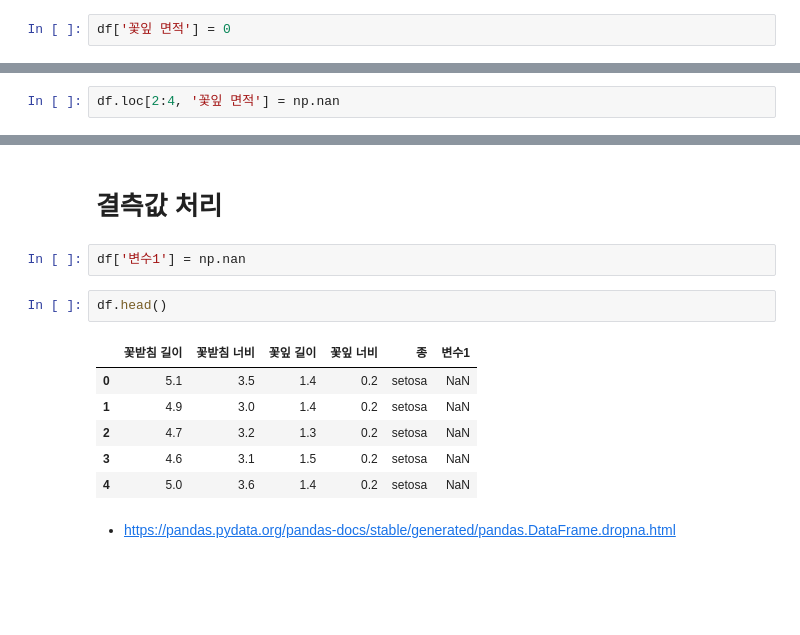
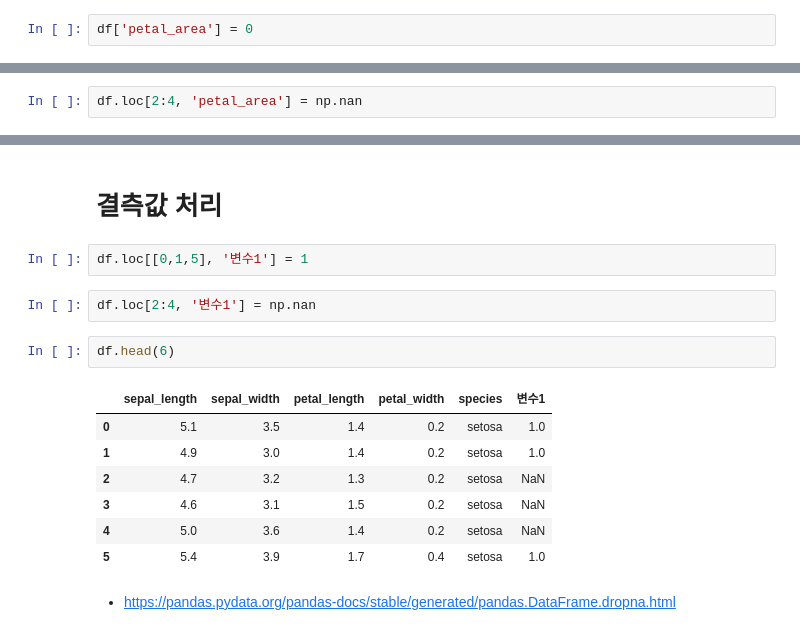
Before and after one commit to danielykim/python-guide2, a Jupyter notebook: practical-pandas.ipynb, the cells around one changed output, grey strips where cells are left out. Saved outputs shown, nothing was run; the diff lists cells and outputs as text; blank space fills up the shorter version.

```diff
--- a/practical-pandas.ipynb
+++ b/practical-pandas.ipynb
@@ -347,5 +363,5 @@ df.head()
 | 3 | 4.6 | 3.1 | 1.5 | 0.2 | setosa | 0.30 |
 | 4 | 5.0 | 3.6 | 1.4 | 0.2 | setosa | 0.28 |
 # %%
-df['꽃잎 면적'] = 0
+df['petal_area'] = 0
 # %%
@@ -353,7 +369,7 @@ df['꽃잎 면적'].unique()
 # %% [output]
 array([0], dtype=int64)
 # %%
-df.loc[2:4, '꽃잎 면적'] = np.nan
+df.loc[2:4, 'petal_area'] = np.nan
 # %%
 df.head(10)
 # %% [output]
@@ -519,16 +564,19 @@ df.drop_duplicates()
 # %% [markdown]
 # 결측값 처리
+# %%
+df.loc[[0,1,5], '변수1'] = 1
 # %%
-df['변수1'] = np.nan
+df.loc[2:4, '변수1'] = np.nan
 # %%
-df.head()
+df.head(6)
 # %% [output]
-|  | 꽃받침 길이 | 꽃받침 너비 | 꽃잎 길이 | 꽃잎 너비 | 종 | 변수1 |
-| 0 | 5.1 | 3.5 | 1.4 | 0.2 | setosa | NaN |
-| 1 | 4.9 | 3.0 | 1.4 | 0.2 | setosa | NaN |
+|  | sepal_length | sepal_width | petal_length | petal_width | species | 변수1 |
+| 0 | 5.1 | 3.5 | 1.4 | 0.2 | setosa | 1.0 |
+| 1 | 4.9 | 3.0 | 1.4 | 0.2 | setosa | 1.0 |
 | 2 | 4.7 | 3.2 | 1.3 | 0.2 | setosa | NaN |
 | 3 | 4.6 | 3.1 | 1.5 | 0.2 | setosa | NaN |
 | 4 | 5.0 | 3.6 | 1.4 | 0.2 | setosa | NaN |
+| 5 | 5.4 | 3.9 | 1.7 | 0.4 | setosa | 1.0 |
 # %% [markdown]
 - https://pandas.pydata.org/pandas-docs/stable/generated/pandas.DataFrame.dropna.html
 # %%
```
Also changed, not shown: parts of 44 cells of this notebook.
